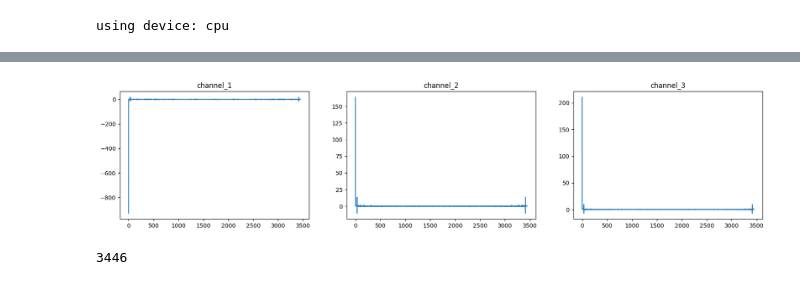
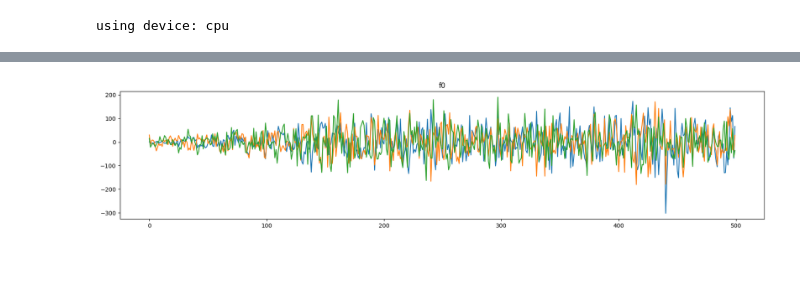
Before and after one commit to Fierce-Eagle/Diplom, a Jupyter notebook: notebook.ipynb, the cells around one changed output, grey strips where cells are left out. Drawn from its saved outputs; the diff is of its cells as text; code cells hidden in the pictures.

```diff
--- a/notebook.ipynb
+++ b/notebook.ipynb
@@ -104,29 +125,18 @@ len(f0_channel_1)
 # %%
 import numpy as np
 import scipy
 
-sf0_channel_1 = scipy.fft.fft(f0_channel_1)
-sf0_channel_2 = scipy.fft.fft(f0_channel_2)
-sf0_channel_3 = scipy.fft.fft(f0_channel_3)
+sf0_channel_1 = scipy.fft.rfft(f0_channel_1)
+sf0_channel_2 = scipy.fft.rfft(f0_channel_2)
+sf0_channel_3 = scipy.fft.rfft(f0_channel_3)
 
 fig = plt.figure(figsize=(20, 4))
 
-plt.subplot(1, 3, 1)
-plt.title("channel_1")
-plt.plot(sf0_channel_1)
-
-plt.subplot(1, 3, 2)
-plt.title("channel_2")
-plt.plot(sf0_channel_2)
-
-plt.subplot(1, 3, 3)
-plt.title("channel_3")
-plt.plot(sf0_channel_3)
+plt.title("f0")
+plt.plot(sf0_channel_1[10:510])
+plt.plot(sf0_channel_2[10:510])
+plt.plot(sf0_channel_3[10:510])
 
 plt.show()
 # %% [output]
-[figure, old version]
+[figure, new version]
-# %%
-len(sf0_channel_1)
-# %% [output]
-3446
```
Also changed, not shown: parts of 29 cells of this notebook, 5 other files.
